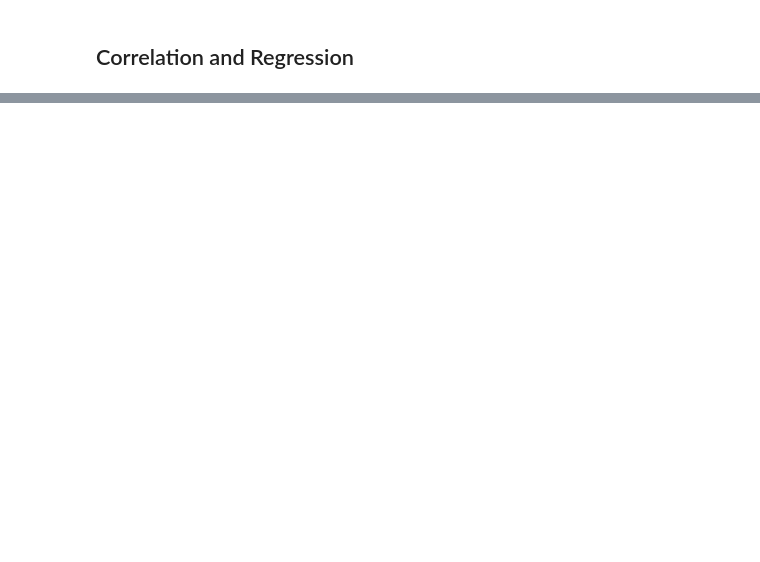
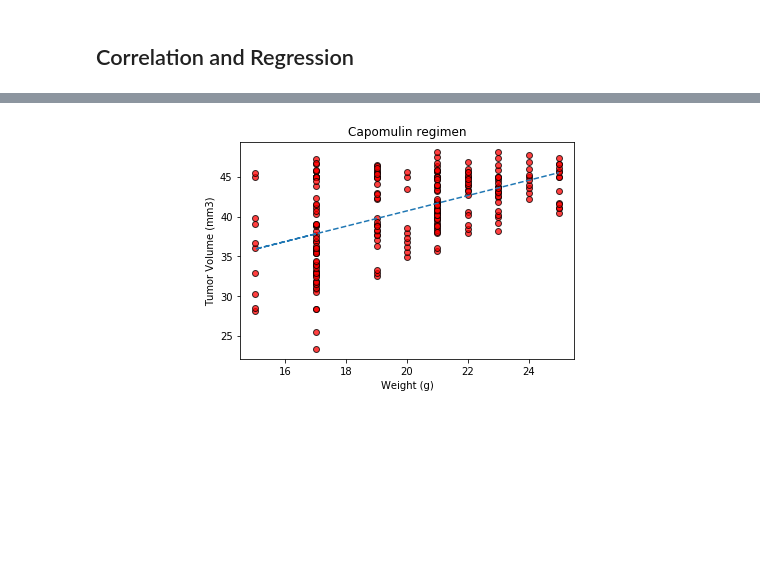
Before and after one commit to joshuadanielp/05-Matplotlib, a Jupyter notebook: Instructions/Pymaceuticals/pymaceuticals_starter.ipynb, the cells around one changed output, grey strips where cells are left out. Saved outputs shown, nothing was run; the diff lists cells and outputs as text; code cells hidden in the pictures; blank space fills up the shorter version.

```diff
--- a/Instructions/Pymaceuticals/pymaceuticals_starter.ipynb
+++ b/Instructions/Pymaceuticals/pymaceuticals_starter.ipynb
@@ -252,0 +258,15 @@ plt.scatter(capomulin_x_axis, capomulin_y_axis, marker="o", facecolors="red", ed
+# %%
+vc_slope, vc_int, vc_r, vc_p, vc_std_err = st.linregress(capomulin_weight, capomulin_vol)
+vc_fit = vc_slope * capomulin_weight + vc_int
+line_eq = "y = " + str(round(vc_slope,2)) + "x + " + str(round(vc_int,2))
+
+# Plot the linear model on top of scatter plot
+plt.scatter(capomulin_weight, capomulin_vol, marker="o", facecolors="red", edgecolors="black", alpha=0.75)
+plt.plot(capomulin_weight,vc_fit,"--")
+plt.title("Capomulin regimen")
+plt.ylabel("Tumor Volume (mm3)")
+plt.xlabel("Weight (g)")
+plt.annotate(line_eq,(10,0),fontsize=15,color="red")
+plt.show()
+# %% [output]
+[figure, added]
```
Also changed, not shown: parts of 3 cells of this notebook.
